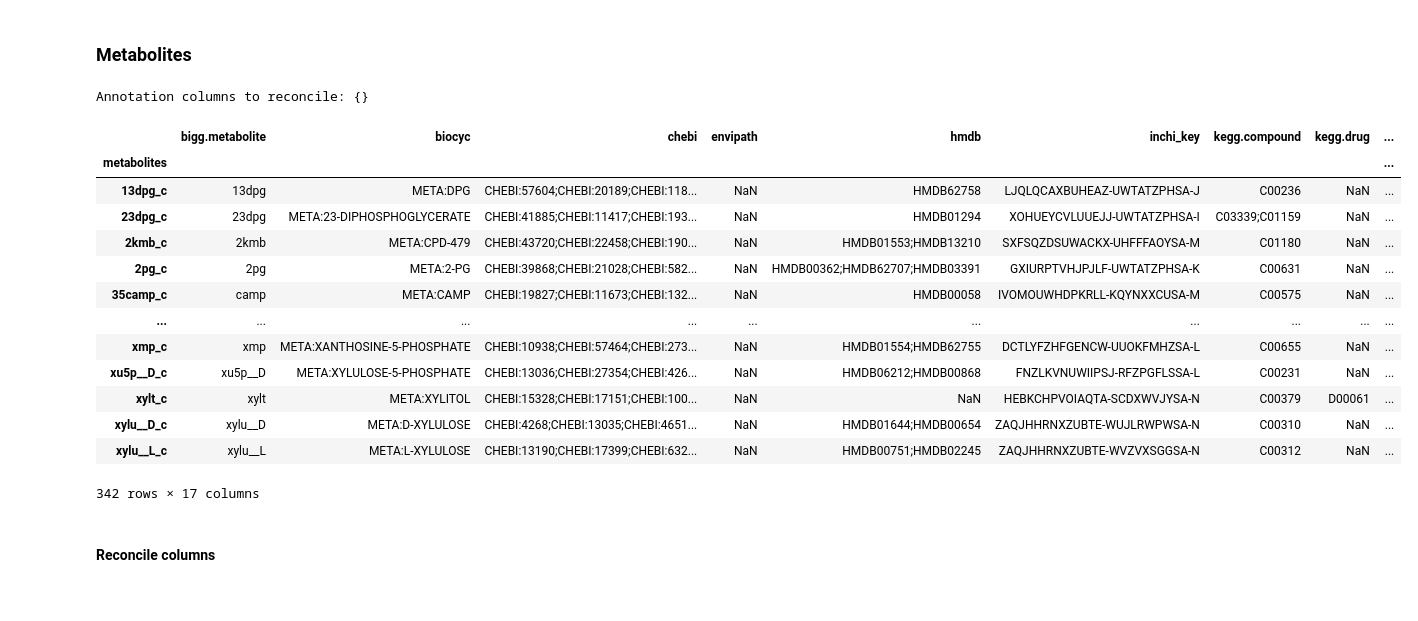
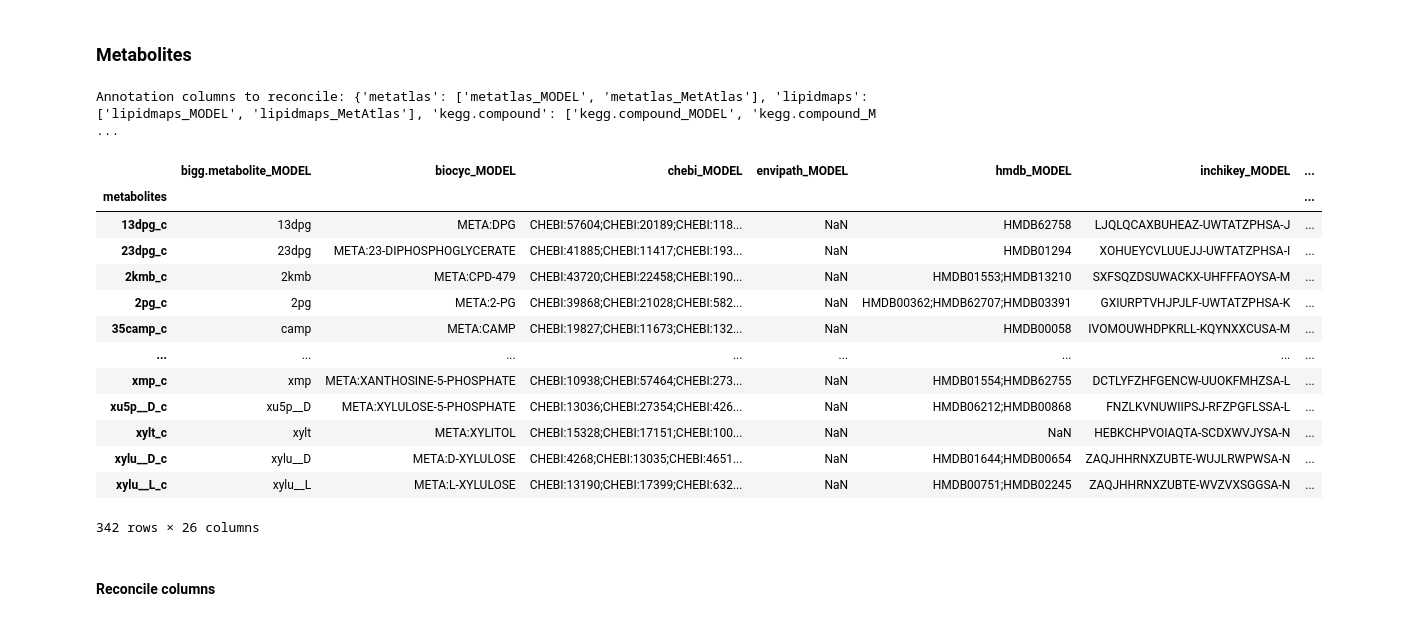
Before and after one commit to z-haiman/RBC-GEM, a Jupyter notebook: code/notebooks/curation/ReconcileAnnotations_RBC-GEM_v0.2.0.ipynb, the cells around one changed output. Cells and saved outputs as stored; diff of their text form; code cells hidden in the pictures.

```diff
--- a/code/notebooks/curation/ReconcileAnnotations_RBC-GEM_v0.2.0.ipynb
+++ b/code/notebooks/curation/ReconcileAnnotations_RBC-GEM_v0.2.0.ipynb
@@ -72,7 +72,7 @@ to_double_check = {
 ### Reactions
 # %%
 annotation_type = "reactions"
-databases = []
+databases = ["MetAtlas"]
 df_annotations = pd.read_csv(
     f"{ROOT_PATH}{MODEL_PATH}/{annotation_type}.tsv",
     sep="\t",
@@ -80,7 +80,7 @@ df_annotations = pd.read_csv(
     dtype=str,
 )
 df_annotations = df_annotations.set_index(annotation_type)
-df_annotations.rename({c: f"{c}_MODEL" for c in df_annotations.columns}, axis=1)
+df_annotations = df_annotations.rename({c: f"{c}_MODEL" for c in df_annotations.columns}, axis=1)
 
 for db_tag in databases:
     df = pd.read_csv(
@@ -203,62 +280,63 @@ df_annotations
 ### Metabolites
 # %%
 annotation_type = "metabolites"
-databases = []
+databases = ["MetAtlas"]
 
 
 df_annotations = pd.read_csv(
     f"{ROOT_PATH}{MODEL_PATH}/{annotation_type}.tsv",
     sep="\t",
-    index_col=0
+    index_col=0,
+    dtype=str,
 )
 df_annotations = df_annotations.set_index(annotation_type)
-df_annotations.rename({c: f"{c}_MODEL" for c in df_annotations.columns}, axis=1)
+df_annotations = df_annotations.rename({c: f"{c}_MODEL" for c in df_annotations.columns}, axis=1)
 
 for db_tag in databases:
     df = pd.read_csv(
         f"{annotation_dirpath}/{annotation_type}_{db_tag}.tsv",
         sep="\t",
         index_col=0,
         dtype=str,
     ).set_index(annotation_type)
     df.columns = [f"{c}_{db_tag}" for c in df.columns]
     df_annotations = df_annotations.merge(
         df,
         left_index=True,
         right_index=True,
         how="left",
     )
 
 # Keep database tags on duplicate columns for reconcilliation, remove for unique columns
 unique_columns = set([name.rsplit("_", 1)[0] for name in df_annotations.columns])
 to_double_check[annotation_type] = {
     unique: [
         name for name in df_annotations.columns
         if name.rsplit("_", 1)[0] == unique
     ] for unique in unique_columns
 }
 unique_mapping = {
     to_double_check[annotation_type].pop(unique).pop(): unique
     for unique, dbs in to_double_check[annotation_type].copy().items()
     if len(dbs) == 1
 }
 print(f"Annotation columns to reconcile: {to_double_check[annotation_type]}")
 df_annotations
 # %% [output]
-Annotation columns to reconcile: {}
+Annotation columns to reconcile: {'metatlas': ['metatlas_MODEL', 'metatlas_MetAtlas'], 'lipidmaps': ['lipidmaps_MODEL', 'lipidmaps_MetAtlas'], 'kegg.compound': ['kegg.compound_MODEL', 'kegg.compound_M ...
-|  | bigg.metabolite | biocyc | chebi | envipath | hmdb | inchi_key | kegg.compound | kegg.drug | ... |
-| metabolites |  |  |  |  |  |  |  |  | ... |
-| 13dpg_c | 13dpg | META:DPG | CHEBI:57604;CHEBI:20189;CHEBI:118... | NaN | HMDB62758 | LJQLQCAXBUHEAZ-UWTATZPHSA-J | C00236 | NaN | ... |
-| 23dpg_c | 23dpg | META:23-DIPHOSPHOGLYCERATE | CHEBI:41885;CHEBI:11417;CHEBI:193... | NaN | HMDB01294 | XOHUEYCVLUUEJJ-UWTATZPHSA-I | C03339;C01159 | NaN | ... |
-| 2kmb_c | 2kmb | META:CPD-479 | CHEBI:43720;CHEBI:22458;CHEBI:190... | NaN | HMDB01553;HMDB13210 | SXFSQZDSUWACKX-UHFFFAOYSA-M | C01180 | NaN | ... |
-| 2pg_c | 2pg | META:2-PG | CHEBI:39868;CHEBI:21028;CHEBI:582... | NaN | HMDB00362;HMDB62707;HMDB03391 | GXIURPTVHJPJLF-UWTATZPHSA-K | C00631 | NaN | ... |
-| 35camp_c | camp | META:CAMP | CHEBI:19827;CHEBI:11673;CHEBI:132... | NaN | HMDB00058 | IVOMOUWHDPKRLL-KQYNXXCUSA-M | C00575 | NaN | ... |
-| ... | ... | ... | ... | ... | ... | ... | ... | ... | ... |
-| xmp_c | xmp | META:XANTHOSINE-5-PHOSPHATE | CHEBI:10938;CHEBI:57464;CHEBI:273... | NaN | HMDB01554;HMDB62755 | DCTLYFZHFGENCW-UUOKFMHZSA-L | C00655 | NaN | ... |
-| xu5p__D_c | xu5p__D | META:XYLULOSE-5-PHOSPHATE | CHEBI:13036;CHEBI:27354;CHEBI:426... | NaN | HMDB06212;HMDB00868 | FNZLKVNUWIIPSJ-RFZPGFLSSA-L | C00231 | NaN | ... |
-| xylt_c | xylt | META:XYLITOL | CHEBI:15328;CHEBI:17151;CHEBI:100... | NaN | NaN | HEBKCHPVOIAQTA-SCDXWVJYSA-N | C00379 | D00061 | ... |
-| xylu__D_c | xylu__D | META:D-XYLULOSE | CHEBI:4268;CHEBI:13035;CHEBI:4651... | NaN | HMDB01644;HMDB00654 | ZAQJHHRNXZUBTE-WUJLRWPWSA-N | C00310 | NaN | ... |
-| xylu__L_c | xylu__L | META:L-XYLULOSE | CHEBI:13190;CHEBI:17399;CHEBI:632... | NaN | HMDB00751;HMDB02245 | ZAQJHHRNXZUBTE-WVZVXSGGSA-N | C00312 | NaN | ... |
+|  | bigg.metabolite_MODEL | biocyc_MODEL | chebi_MODEL | envipath_MODEL | hmdb_MODEL | inchikey_MODEL | ... |
+| metabolites |  |  |  |  |  |  | ... |
+| 13dpg_c | 13dpg | META:DPG | CHEBI:57604;CHEBI:20189;CHEBI:118... | NaN | HMDB62758 | LJQLQCAXBUHEAZ-UWTATZPHSA-J | ... |
+| 23dpg_c | 23dpg | META:23-DIPHOSPHOGLYCERATE | CHEBI:41885;CHEBI:11417;CHEBI:193... | NaN | HMDB01294 | XOHUEYCVLUUEJJ-UWTATZPHSA-I | ... |
+| 2kmb_c | 2kmb | META:CPD-479 | CHEBI:43720;CHEBI:22458;CHEBI:190... | NaN | HMDB01553;HMDB13210 | SXFSQZDSUWACKX-UHFFFAOYSA-M | ... |
+| 2pg_c | 2pg | META:2-PG | CHEBI:39868;CHEBI:21028;CHEBI:582... | NaN | HMDB00362;HMDB62707;HMDB03391 | GXIURPTVHJPJLF-UWTATZPHSA-K | ... |
+| 35camp_c | camp | META:CAMP | CHEBI:19827;CHEBI:11673;CHEBI:132... | NaN | HMDB00058 | IVOMOUWHDPKRLL-KQYNXXCUSA-M | ... |
+| ... | ... | ... | ... | ... | ... | ... | ... |
+| xmp_c | xmp | META:XANTHOSINE-5-PHOSPHATE | CHEBI:10938;CHEBI:57464;CHEBI:273... | NaN | HMDB01554;HMDB62755 | DCTLYFZHFGENCW-UUOKFMHZSA-L | ... |
+| xu5p__D_c | xu5p__D | META:XYLULOSE-5-PHOSPHATE | CHEBI:13036;CHEBI:27354;CHEBI:426... | NaN | HMDB06212;HMDB00868 | FNZLKVNUWIIPSJ-RFZPGFLSSA-L | ... |
+| xylt_c | xylt | META:XYLITOL | CHEBI:15328;CHEBI:17151;CHEBI:100... | NaN | NaN | HEBKCHPVOIAQTA-SCDXWVJYSA-N | ... |
+| xylu__D_c | xylu__D | META:D-XYLULOSE | CHEBI:4268;CHEBI:13035;CHEBI:4651... | NaN | HMDB01644;HMDB00654 | ZAQJHHRNXZUBTE-WUJLRWPWSA-N | ... |
+| xylu__L_c | xylu__L | META:L-XYLULOSE | CHEBI:13190;CHEBI:17399;CHEBI:632... | NaN | HMDB00751;HMDB02245 | ZAQJHHRNXZUBTE-WVZVXSGGSA-N | ... |
-342 rows × 17 columns
+342 rows × 26 columns
 # %% [markdown]
 #### Reconcile columns
```
Also changed, not shown: parts of 15 cells of this notebook, 15 other files.
